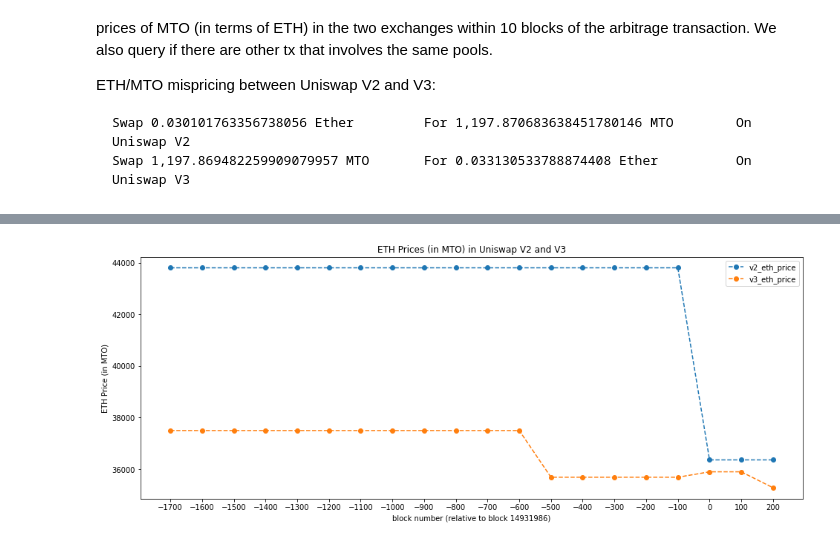
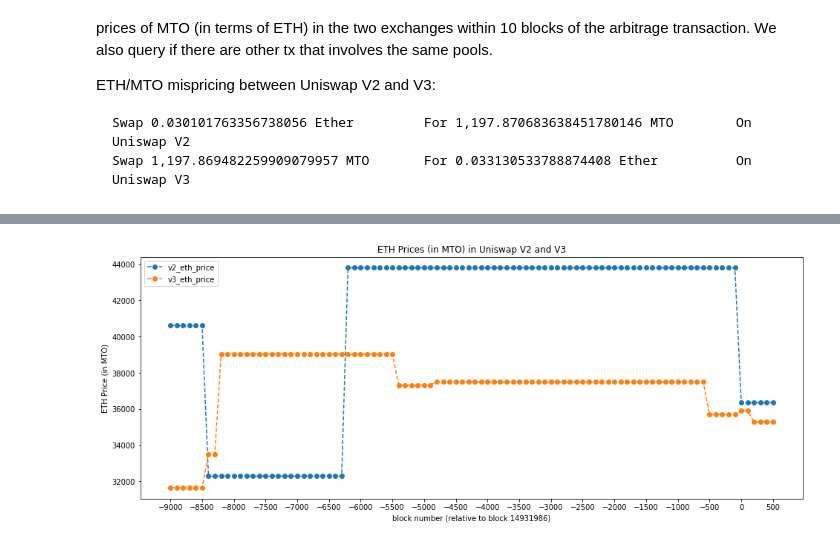
Before and after one commit to StardustLID/eth-uniswap-prelim-analysis, a Jupyter notebook: analysis/0-ArbTxAnalysis.ipynb, the cells around one changed output, grey strips where cells are left out. Saved outputs shown, nothing was run; the diff lists cells and outputs as text; code cells hidden in the pictures.

Commit message:
more efficient query, find prev swaps

```diff
--- a/analysis/0-ArbTxAnalysis.ipynb
+++ b/analysis/0-ArbTxAnalysis.ipynb
@@ -196,0 +141,29 @@ df
+# %%
+df = pd.DataFrame()
+
+block_range = np.arange(block_number - 9000, block_number + 600, 100, dtype=int)
+df["block_number"] = block_range
+
+batched_query = " ".join(
+    [f"blk_{str(block)}: {v2_pool_prices_fragment(block)}" for block in block_range]
+)
+df["v2_eth_price"] = np.array(
+    list(
+        map(lambda x: x["token1Price"], v2_scraper.scrape_batch(batched_query).values())
+    ),
+    dtype=np.float64,
+)
+batched_query = " ".join(
+    [f"blk_{str(block)}: {v3_pool_prices_fragment(block)}" for block in block_range]
+)
+df["v3_eth_price"] = np.array(
+    list(
+        map(
+            lambda x: x["token1Price"],
+            v3_g2_scraper.scrape_batch(batched_query).values(),
+        )
+    ),
+    dtype=np.float64,
+)
+
+df.head()
@@ -197,16 +177,14 @@ df
 # %%
+rel_block_number = df["block_number"] - block_number
+
 plt.figure(figsize=(16, 6))
-plt.plot(
-    df["block_number"] - block_number, df["v2_eth_price"], "--o", label="v2_eth_price"
-)
-plt.plot(
-    df["block_number"] - block_number, df["v3_eth_price"], "--o", label="v3_eth_price"
-)
-plt.xticks(df["block_number"] - block_number)
+for key in ["v2_eth_price", "v3_eth_price"]:
+    plt.plot(rel_block_number, df[key], "--o", label=key)
+plt.xticks(rel_block_number[::5])  # xtick every 5 block number queried
 plt.title("ETH Prices (in MTO) in Uniswap V2 and V3")
 plt.xlabel("block number (relative to block 14931986)")
 plt.ylabel("ETH Price (in MTO)")
 plt.legend()
 plt.show()
 # %% [output]
-[figure, old version]
+[figure, new version]
```
Also changed, not shown: parts of 8 cells of this notebook, 1 other file.
